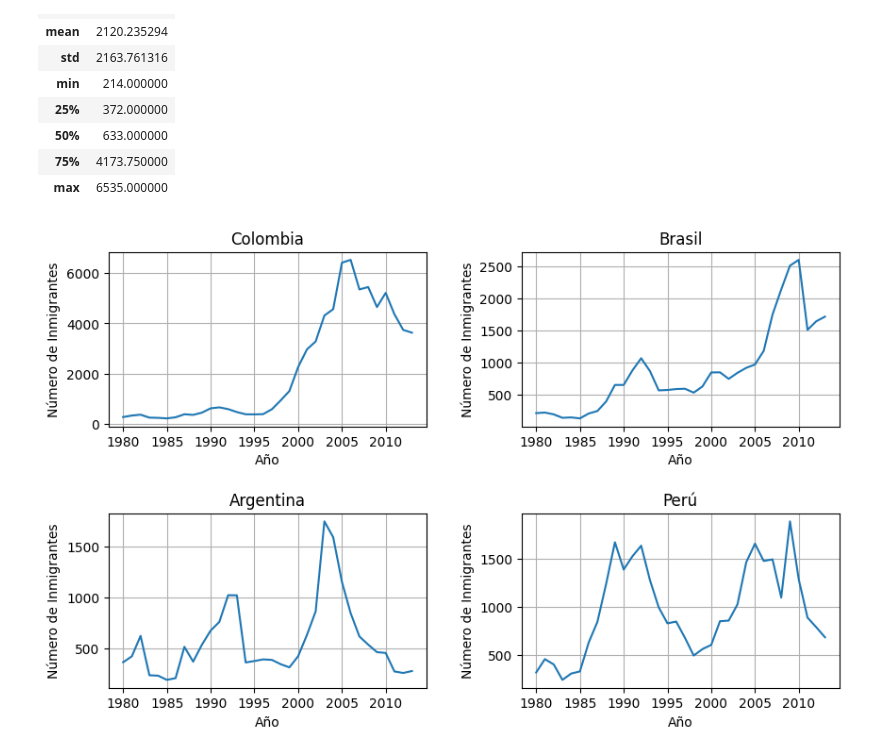
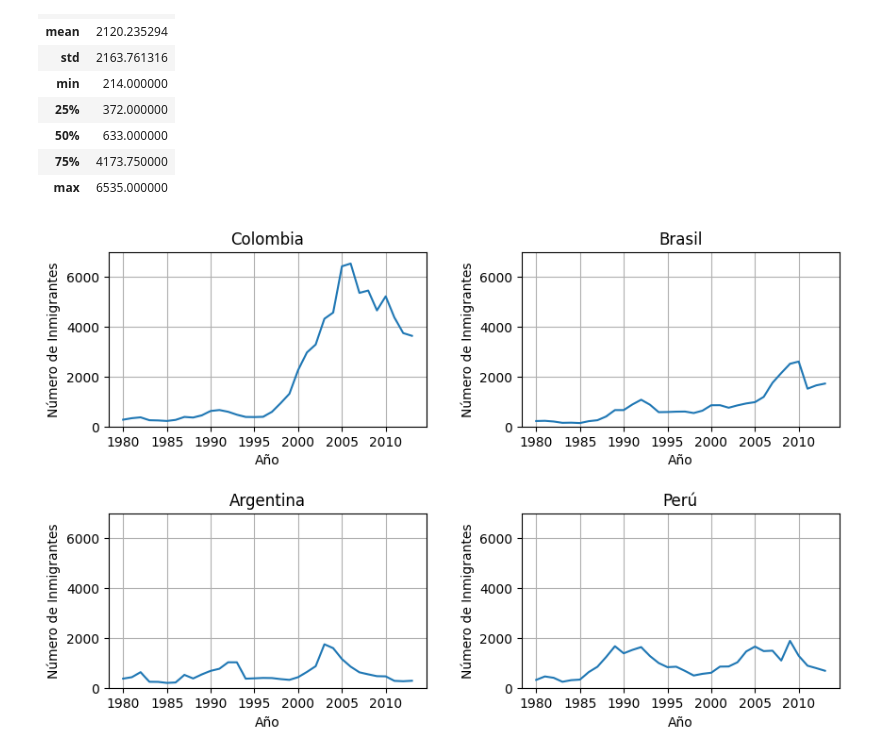
Before and after one commit to TAGARA-TECH/visualizacionDeDatos, a Jupyter notebook: visualizacion_de_datos_con_python.ipynb, the cells around one changed output. Cells and saved outputs as stored; diff of their text form; code cells hidden in the pictures.

```diff
--- a/visualizacion_de_datos_con_python.ipynb
+++ b/visualizacion_de_datos_con_python.ipynb
@@ -287,25 +287,34 @@ datos_col.describe()
 # %%
 fig, axs = plt.subplots(2,2,figsize=(10,6))
 fig.subplots_adjust(hspace=0.5,wspace=0.3)
 
 axs[0, 0].plot(df.loc['Colombia',anos])
 axs[0, 0].set_title('Colombia')
 
 axs[0, 1].plot(df.loc['Brasil',anos])
 axs[0, 1].set_title('Brasil')
 
 axs[1, 0].plot(df.loc['Argentina',anos])
 axs[1, 0].set_title('Argentina')
 
 axs[1, 1].plot(df.loc['Perú',anos])
 axs[1, 1].set_title('Perú')
 
+ymin = 0
+ymax = 7000
+for ax in axs.flat:
+    ax.set_ylim(ymin, ymax)
+    ax.xaxis.set_major_locator(plt.MultipleLocator(5))
+    ax.set_xlabel('Año')
+    ax.set_ylabel('Número de Inmigrantes')
+    ax.grid(True)
+
 for ax in axs.flat:
   ax.xaxis.set_major_locator(plt.MultipleLocator(5))
   ax.set_xlabel('Año')
   ax.set_ylabel('Número de Inmigrantes')
   ax.grid(True)
 
 plt.show()
 # %% [output]
-[figure, old version]
+[figure, new version]
```
